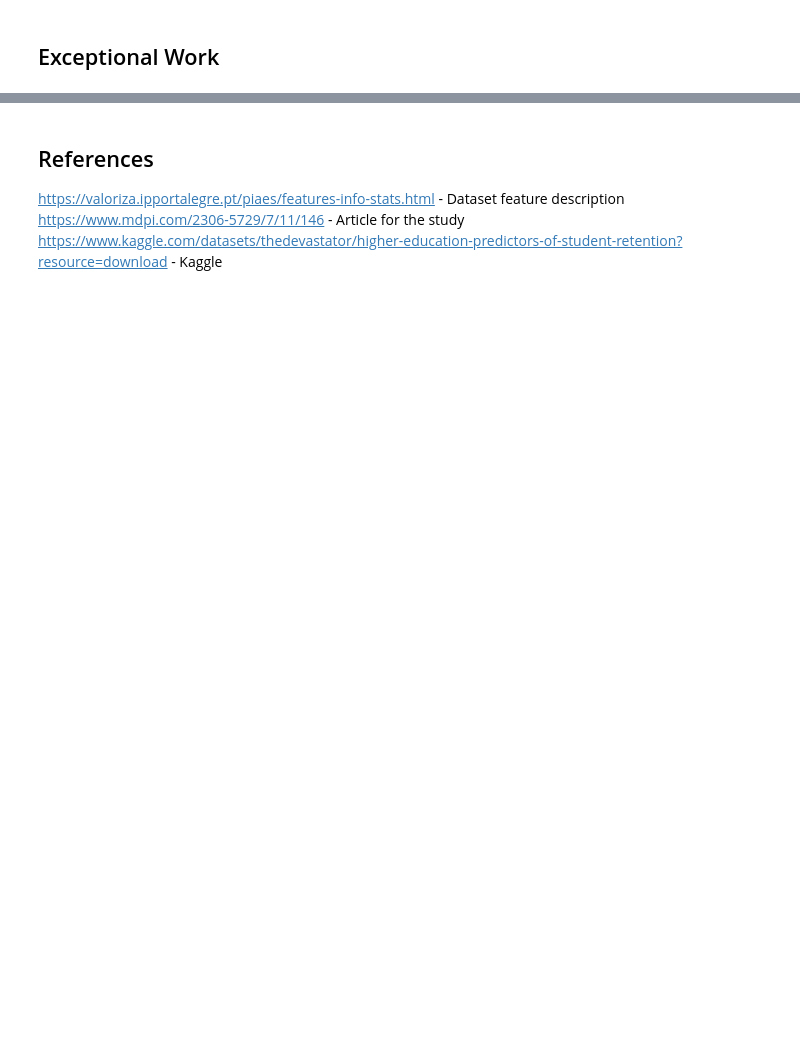
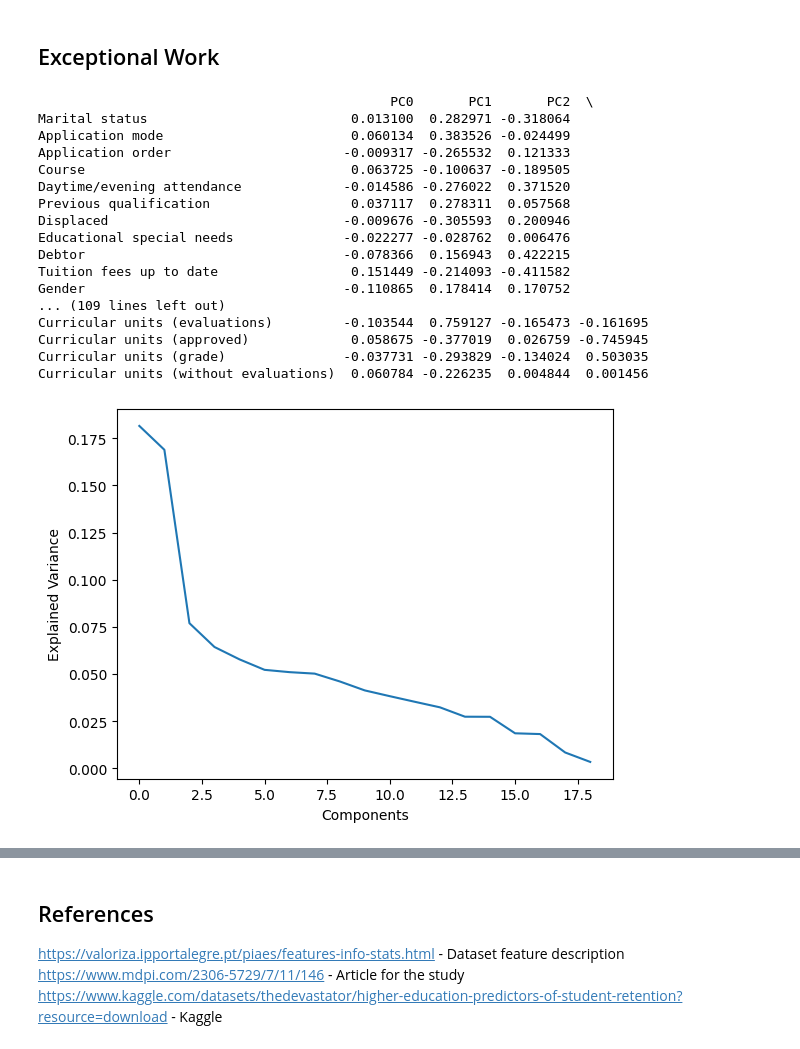
Before and after one commit to drodrigues01/Lab-One-Exploring-Table-Data, a Jupyter notebook: Lab One: Exploring Table Data.ipynb, the cells around one changed output, grey strips where cells are left out. Drawn from its saved outputs; the diff is of its cells as text; code cells hidden in the pictures; blank space fills up the shorter version.

```diff
--- a/Lab One: Exploring Table Data.ipynb
+++ b/Lab One: Exploring Table Data.ipynb
@@ -231,0 +229,51 @@ TypeError: corr() got an unexpected keyword argument 'numeric_only'
+# %%
+# PCA, non lineart PCA
+# evaluate pca with logistic regression algorithm for classification
+from numpy import mean
+from numpy import std
+from sklearn.decomposition import PCA
+from sklearn.preprocessing import StandardScaler
+import matplotlib.pyplot as plot
+
+
+
+
+_data = data.drop(columns=['Target']).apply(zscore)
+pca = PCA(n_components=_data.shape[1])
+pca.fit(_data)
+
+
+
+# steps = [('pca', PCA(n_components=10)), ('m', LogisticRegression())]
+# # steps
+# model = Pipeline(steps=steps)
+# model
+# print(pca.components_)
+loadings = pd.DataFrame(pca.components_.T,
+columns=['PC%s' % _ for _ in range(len(_data.columns))],
+index=_data.columns)
+print(loadings)
+
+plot.plot(pca.explained_variance_ratio_)
+plot.ylabel('Explained Variance')
+plot.xlabel('Components')
+plot.show()
+# %% [output]
+                                             PC0       PC1       PC2  \
+Marital status                          0.013100  0.282971 -0.318064
+Application mode                        0.060134  0.383526 -0.024499
+Application order                      -0.009317 -0.265532  0.121333
+Course                                  0.063725 -0.100637 -0.189505
+Daytime/evening attendance             -0.014586 -0.276022  0.371520
+Previous qualification                  0.037117  0.278311  0.057568
+Displaced                              -0.009676 -0.305593  0.200946
+Educational special needs              -0.022277 -0.028762  0.006476
+Debtor                                 -0.078366  0.156943  0.422215
+Tuition fees up to date                 0.151449 -0.214093 -0.411582
+Gender                                 -0.110865  0.178414  0.170752
+... (109 lines left out)
+Curricular units (evaluations)         -0.103544  0.759127 -0.165473 -0.161695
+Curricular units (approved)             0.058675 -0.377019  0.026759 -0.745945
+Curricular units (grade)               -0.037731 -0.293829 -0.134024  0.503035
+Curricular units (without evaluations)  0.060784 -0.226235  0.004844  0.001456
+[figure, added]
```
Also changed, not shown: parts of 5 cells of this notebook, 1 other file.
